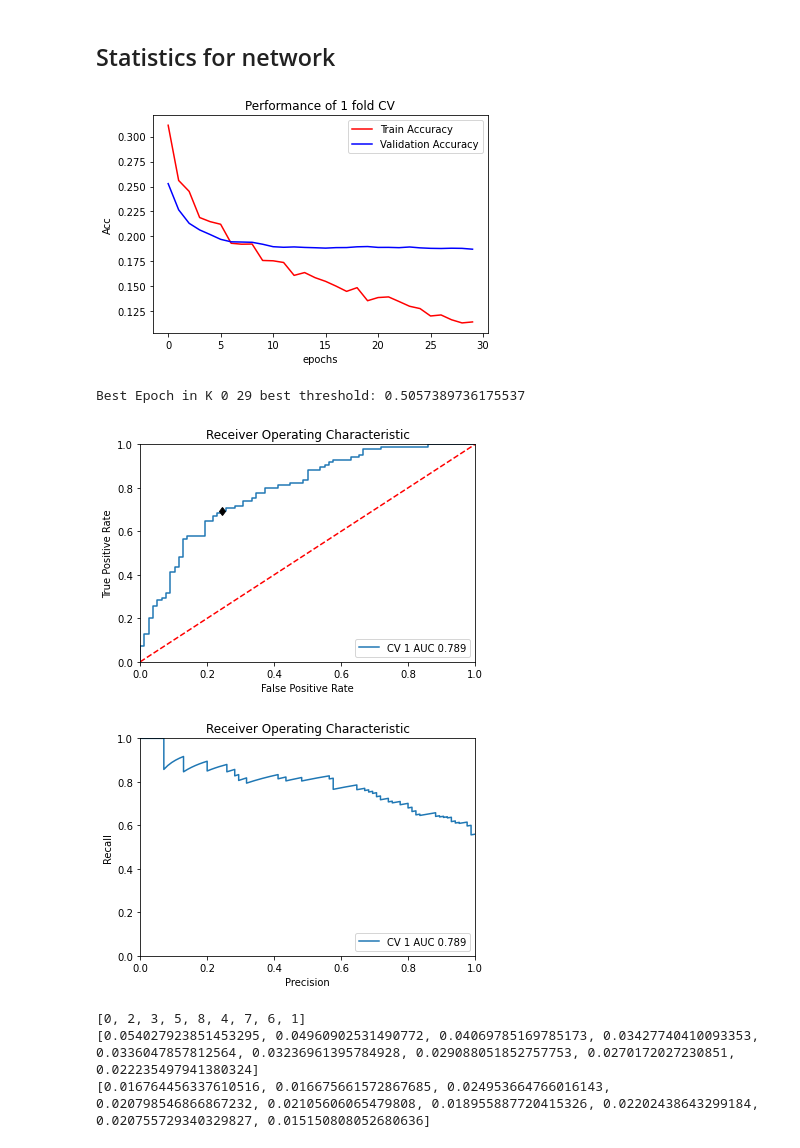
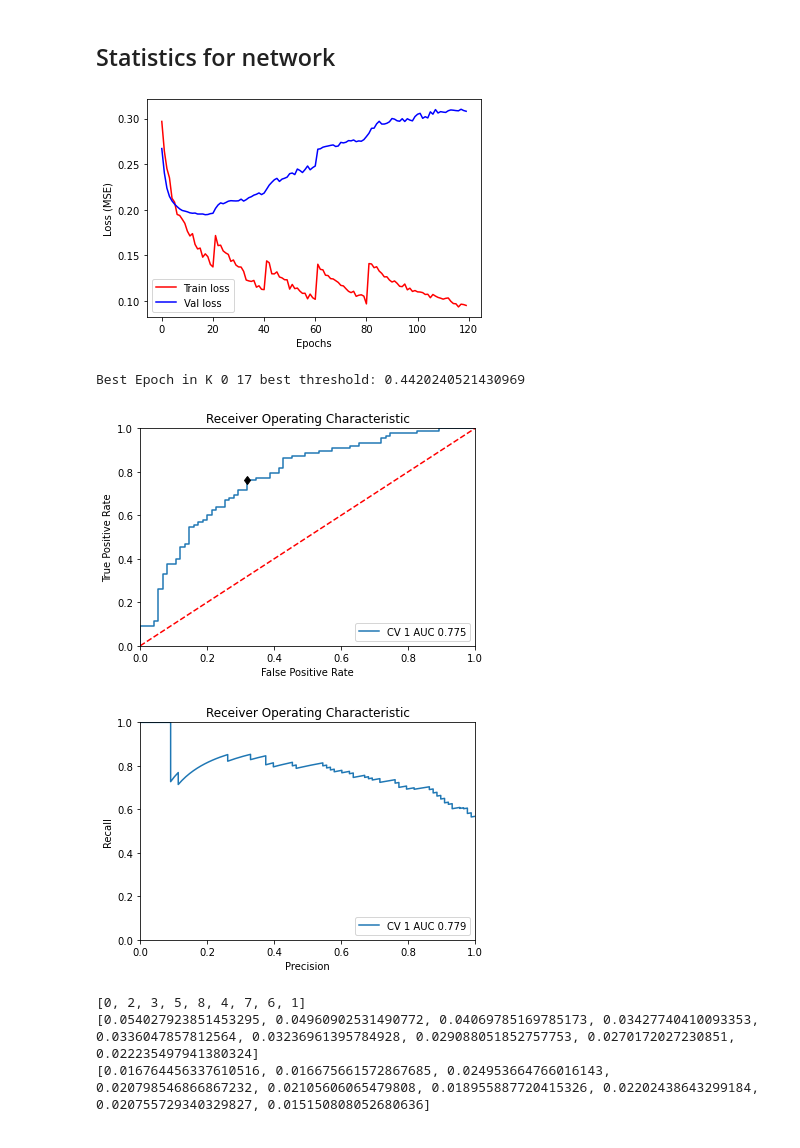
Before and after one commit to christian-creator/DL_peptide_immunogenecity, a Jupyter notebook: notebooks/SemiSupervised_learning.ipynb, the cells around one changed output. Cells and saved outputs as stored; diff of their text form; code cells hidden in the pictures.

```diff
--- a/notebooks/SemiSupervised_learning.ipynb
+++ b/notebooks/SemiSupervised_learning.ipynb
@@ -565,15 +566,15 @@ print("Shape of binding_scores",all_binding_scores_encoded.shape)
 
 
 # print("## Encoding semi-supervised")
-# semisup_data = pd.read_csv("../data/semi_supervised_data_w_binding_no_overlap_astrid.csv")
-# semisup_data = semisup_data.sample(frac=1, random_state=1).reset_index(drop=True)
-# semisup_data["peptide_len"] = semisup_data["peptide"].apply(len)
-# semisup_data = semisup_data[(semisup_data["HLA_allele"] == "HLA-A*02:01") & (semisup_data["peptide_len"] == 9)]
-# semisup_peptides_encoded, semisup_HLA_encoded, semisup_binding_scores_encoded,_ = encode_dataset(all_data,aaindex_PCA,blosum62,hla_dic,peptide_len=9,padding="right")
+semisup_data = pd.read_csv("../data/semi_supervised_data_w_binding_no_overlap_astrid.csv")
+semisup_data = semisup_data.sample(frac=1, random_state=1).reset_index(drop=True)
+semisup_data["peptide_len"] = semisup_data["peptide"].apply(len)
+semisup_data = semisup_data[(semisup_data["HLA_allele"] == "HLA-A*02:01") & (semisup_data["peptide_len"] == 9)]
+semisup_peptides_encoded, semisup_HLA_encoded, semisup_binding_scores_encoded,_ = encode_dataset(all_data,aaindex_PCA,blosum62,hla_dic,peptide_len=9,padding="right")
 
-# print("Shape of peptides",semisup_peptides_encoded.shape)
-# print("Shape of hla",semisup_HLA_encoded.shape)
-# print("Shape of binding_scores",semisup_binding_scores_encoded.shape)
+print("Shape of peptides",semisup_peptides_encoded.shape)
+print("Shape of hla",semisup_HLA_encoded.shape)
+print("Shape of binding_scores",semisup_binding_scores_encoded.shape)
 # %% [output]
 ## Encoding dataset
 Shape of peptides (1626, 9, 12)
@@ -629,7 +633,7 @@ def occlusion_sensitivity_analysis(model, valid_loaders):
 ## 5-fold cross-validation loop
 # %%
 N = len(all_data)
-no_epoch = 30
+no_epoch = 100
 
 testing = False
 part_dict = {0:[0,1], 1:[2,3], 2:[4,5], 3:[6,7], 4:[8,9]}
@@ -637,7 +641,6 @@ part_dict_testing = {0:[1,2], 1:[3,4], 2:[5,6], 3:[7,8], 4:[9]}
 partitions = [0,1,2,3,4,5,6,7,8,9]
 
 batch_size = 40 # 60 got high performance
-
 
 lst_train_accuracies = []
 lst_val_losses = []
@@ -673,20 +676,20 @@ HLA_val_loader = list(DataLoader(val_HLA_encoded,batch_size=batch_size))
 binding_score_val_loader = list(DataLoader(val_binding_scores_encoded,batch_size=batch_size))
 label_val_loader = list(DataLoader(val_label_encoded,batch_size=batch_size))
 
-# peptide_semisup_loader = list(DataLoader(semisup_peptides_encoded,batch_size=len(semisup_peptides_encoded)))
-# HLA_semisup_loader = list(DataLoader(semisup_HLA_encoded,batch_size=len(semisup_peptides_encoded)))
-# binding_score_semisup_loader = list(DataLoader(semisup_binding_scores_encoded,batch_size=len(semisup_peptides_encoded)))
+peptide_semisup_loader = list(DataLoader(semisup_peptides_encoded,batch_size=len(semisup_peptides_encoded)))
+HLA_semisup_loader = list(DataLoader(semisup_HLA_encoded,batch_size=len(semisup_peptides_encoded)))
+binding_score_semisup_loader = list(DataLoader(semisup_binding_scores_encoded,batch_size=len(semisup_peptides_encoded)))
 
 
 train_loaders = (peptide_train_loader, HLA_train_loader, label_train_loader, binding_score_train_loader)
 val_loaders = (peptide_val_loader, HLA_val_loader, label_val_loader, binding_score_val_loader)
-# semi_loaders = (peptide_semisup_loader,HLA_semisup_loader,binding_score_semisup_loader)
+semi_loaders = (peptide_semisup_loader,HLA_semisup_loader,binding_score_semisup_loader)
 
 torch.manual_seed(0)
 net = best_RNN()
 net.apply(initialize_weights)
 
-trained_model,train_losses,val_losses,all_val_targets_pr_epoch,all_val_predictions_pr_epoch = train(net,device,no_epoch,train_loaders,val_loaders,semisup_loaders=None)
+trained_model,train_losses,val_losses,all_val_targets_pr_epoch,all_val_predictions_pr_epoch = train(net,device,no_epoch,train_loaders,val_loaders,semi_loaders)
 
 lst_train_accuracies.append(train_losses)
 lst_val_losses.append(val_losses)
@@ -713,15 +716,25 @@ Epoch 30 : Train Loss 0.114355 , Validation loss 0.187213
 # %% [markdown]
 ## Statistics for network
-# %%
-# line plot
-plot_epochs(1, lst_train_accuracies, lst_val_losses)
-plot_all_roc_curves(1,lst_val_losses,lst_val_predictions,lst_val_labels)
-plot_all_PR_curves(1,lst_val_losses,lst_val_predictions,lst_val_labels)
-# %% [output]
-[figure, removed]
-Best Epoch in K 0 29 best threshold: 0.5057389736175537
-[figure, removed]
-[figure, removed]
+# %%
+def plot_epochs(K, lst_train_acc, lst_val_acc):
+    plt.figure()
+    for i in range(K):
+        epoch = np.arange(len(lst_train_acc[i]))
+        plt.plot(epoch, lst_train_acc[i], 'r', epoch, lst_val_acc[i], 'b')
+    # plt.title("Performance of {} fold CV".format(K))
+    plt.legend(['Train loss','Val loss'])
+    plt.xlabel('Epochs'), plt.ylabel('Loss (MSE)')
+    plt.savefig("../plots/noisy_student.png",dpi=300)
+    plt.show()
+# line plot
+plot_epochs(1, lst_train_accuracies, lst_val_losses)
+plot_all_roc_curves(1,lst_val_losses,lst_val_predictions,lst_val_labels)
+plot_all_PR_curves(1,lst_val_losses,lst_val_predictions,lst_val_labels)
+# %% [output]
+[figure, added]
+Best Epoch in K 0 17 best threshold: 0.4420240521430969
+[figure, added]
+[figure, added]
 # %%
 def occlusion_sensitivity_analysis(model, valid_loaders,N_positions,baseline_score):
     peptide_val_loader,HLA_val_loader,label_val_loader,binding_score_val_loader = valid_loaders
```
Also changed, not shown: parts of 4 cells of this notebook, 11 other files.
